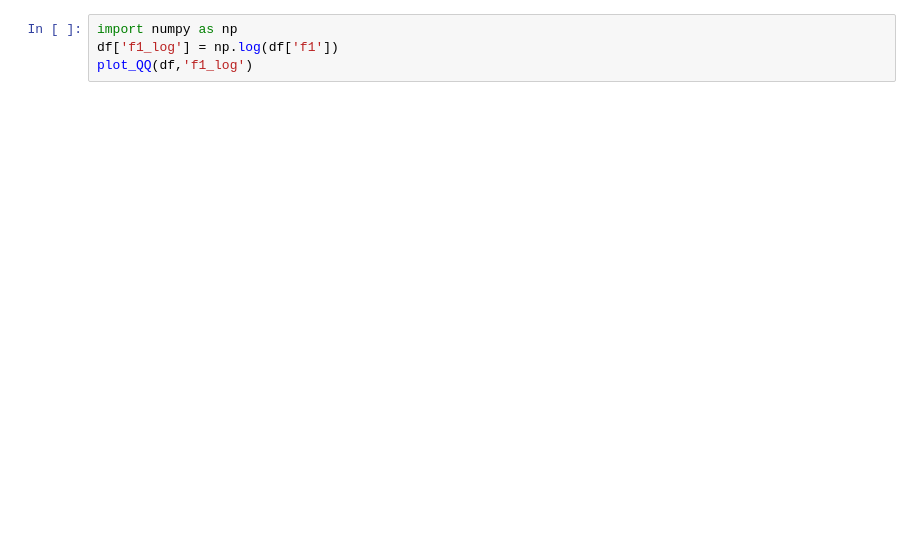
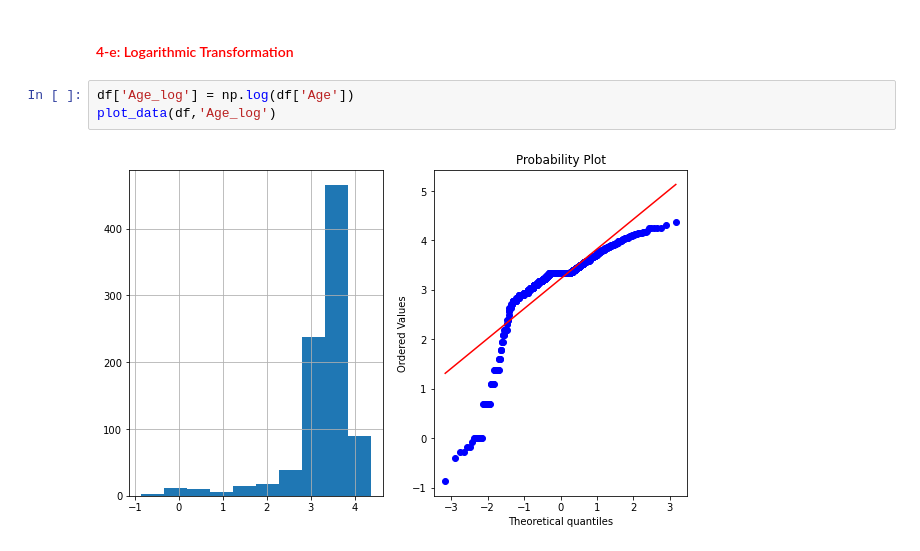
Before and after one commit to jey-kim/study, a Jupyter notebook: feature_engineering/Feature_Transformation.ipynb, the cells around one changed output. Saved outputs shown, nothing was run; the diff lists cells and outputs as text; blank space fills up the shorter version.

```diff
--- a/feature_engineering/Feature_Transformation.ipynb
+++ b/feature_engineering/Feature_Transformation.ipynb
@@ -121,4 +297,7 @@ def plot_QQ(df,feature):
+# %% [markdown]
+#### <font color=red>4-e: Logarithmic Transformation </font>
 # %%
-import numpy as np
-df['f1_log'] = np.log(df['f1'])
-plot_QQ(df,'f1_log')
+df['Age_log'] = np.log(df['Age'])
+plot_data(df,'Age_log')
+# %% [output]
+[figure, added]
```
Also changed, not shown: parts of 50 cells of this notebook.
